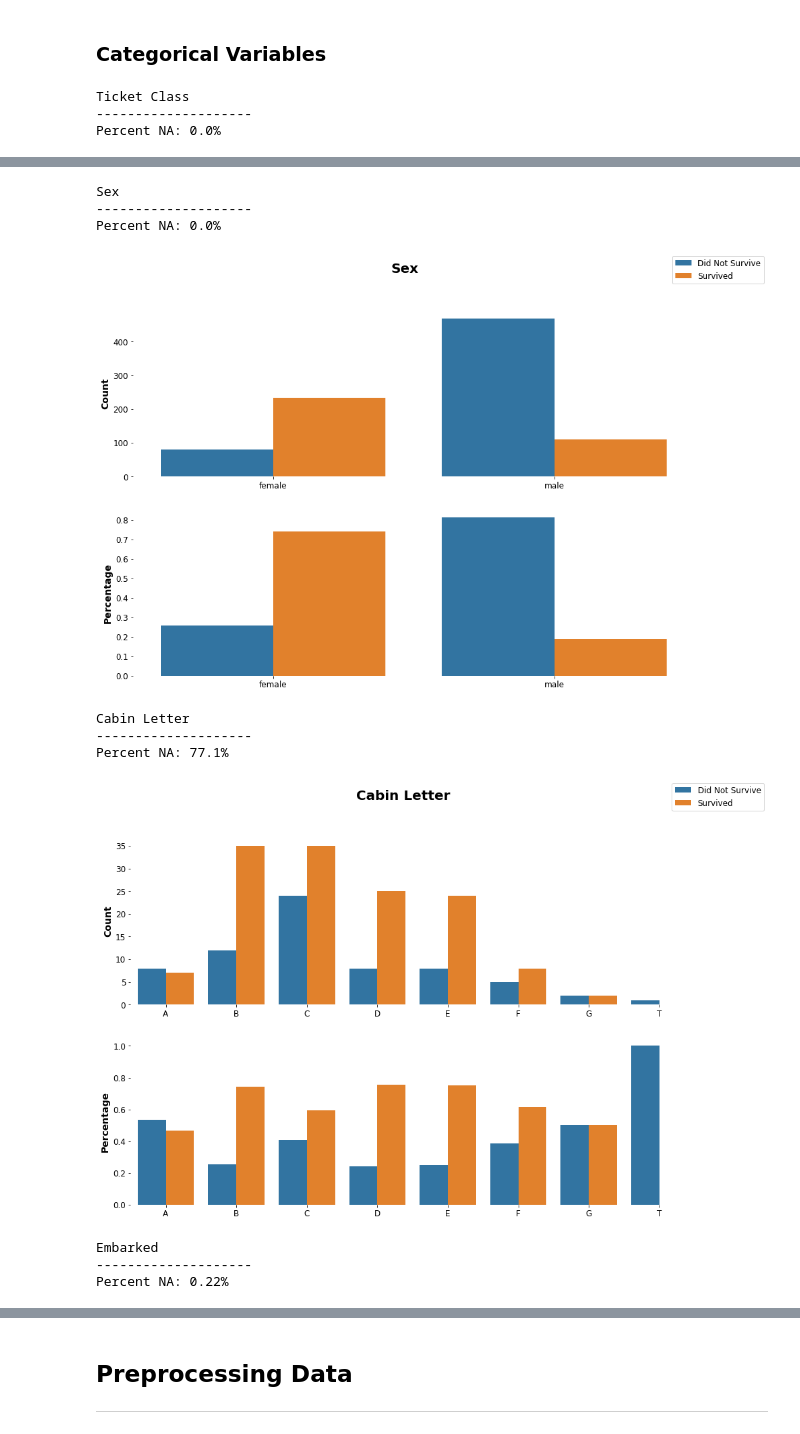
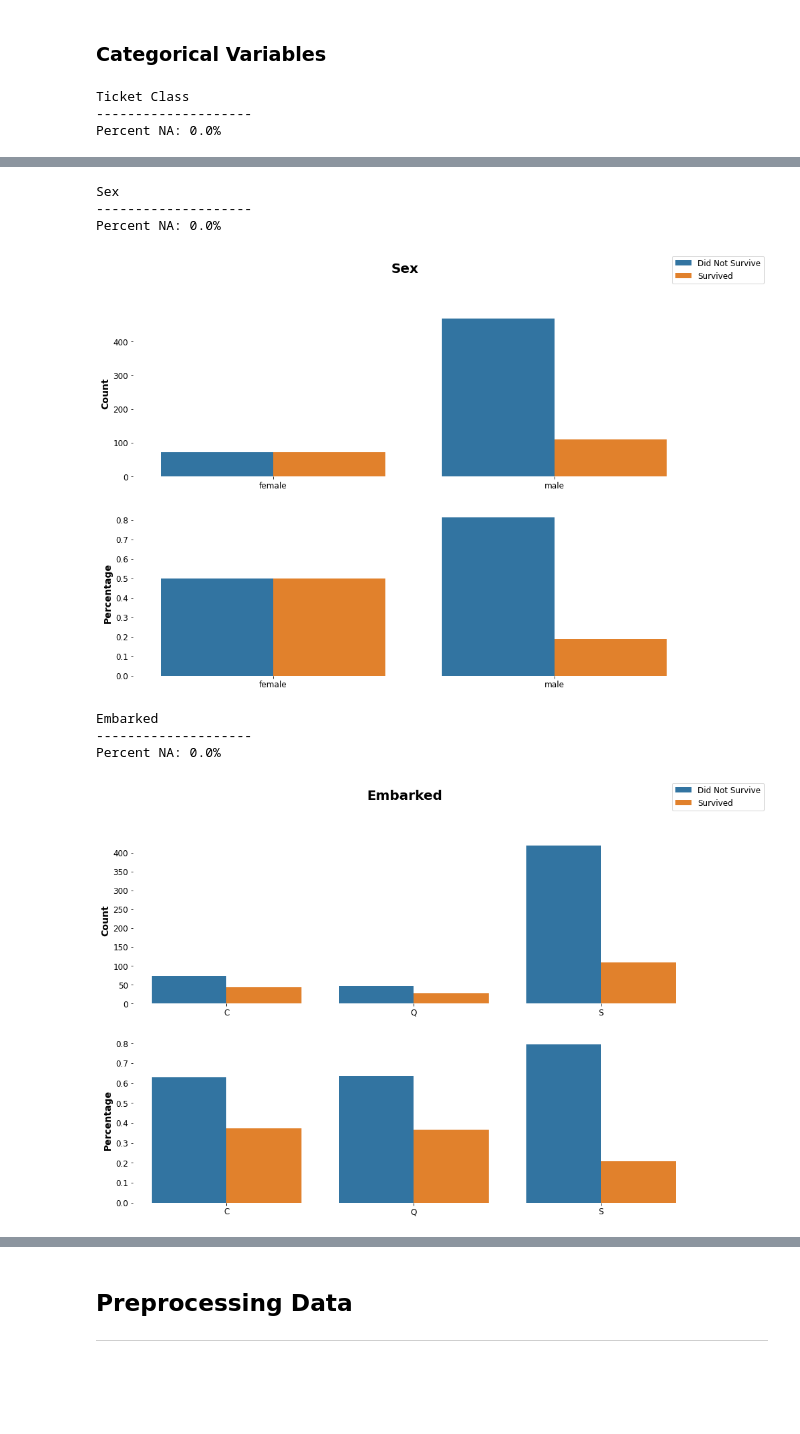
Before and after one commit to ClayGendron/resume_and_documents, a Jupyter notebook: projects/titanic_survival_classification/model/Titanic_Survival_Prediction_Model.ipynb, the cells around one changed output, grey strips where cells are left out. Cells and saved outputs as stored; diff of their text form; code cells hidden in the pictures; blank space fills up the shorter version.

Commit message:
Updated Model
Model now assumes all females in 1st and 2nd class survive and builds a model for the remaining passengers.

```diff
--- a/projects/titanic_survival_classification/model/Titanic_Survival_Prediction_Model.ipynb
+++ b/projects/titanic_survival_classification/model/Titanic_Survival_Prediction_Model.ipynb
@@ -31,7 +30,6 @@ warnings.filterwarnings("ignore")
 # load csv files
 train_df = pd.read_csv(here('projects/titanic_survival_classification/data/train.csv'))
 test_df = pd.read_csv(here('projects/titanic_survival_classification/data/test.csv'))
-test_labels = pd.read_csv(here('projects/titanic_survival_classification/data/test_labels.csv'))
 
 # change column names to be more descriptive and user friendly
 train_col_names = ['PassengerId', 'Survived', 'Ticket Class', 'Name', 'Sex',
@@ -43,3 +41,6 @@ test_df_col_names = ['PassengerId','Ticket Class', 'Name', 'Sex', 'Age',
                      'Siblings and Spouses', 'Parents and Children', 'Ticket', 'Fare', 'Cabin',
                      'Embarked']
 test_df.columns = test_df_col_names
+
+# combined data
+data_df = train_df.append(test_df).reset_index(drop = True)
@@ -104,3 +182,10 @@ test_df = test_df.merge(fare_frequency_df, how = 'left', on = ['Fare'])
+# %%
+# limiting data to populations that need to be predicted
+# females in 1st and 2nd class survived ~94% of the time in train data - will predict that all survive
+test_df_auto_predictions = test_df[(test_df['Sex'] == 'female') & ((test_df['Ticket Class'] == 1) | (test_df['Ticket Class'] == 2))]
+test_df_auto_predictions['Survived Prediction'] = [1] * len(test_df_auto_predictions)
+train_df = train_df[((train_df['Sex'] == 'female') & (train_df['Ticket Class'] == 3)) | (train_df['Sex'] == 'male')]
+test_df = test_df[((test_df['Sex'] == 'female') & (test_df['Ticket Class'] == 3)) | (test_df['Sex'] == 'male')]
 # %% [markdown]
 ## Exploratory Data Analysis
 ---
@@ -178,8 +265,8 @@ plt.show()
 # %% [markdown]
 ### Numerical Variables
 # %%
-num_cols = ['Age', 'Ticket Class', 'Ticket Frequency', 'Siblings and Spouses', 'Parents and Children', 'Fare', 'Fare Frequency', 'Missing Features']
-categorical_cols = ['Ticket Class', 'Sex', 'Cabin Letter', 'Embarked']
+num_cols = ['Age', 'Ticket Class', 'Ticket Frequency', 'Relatives', 'Fare', 'Fare Frequency', 'Surviving Family Members']
+categorical_cols = ['Ticket Class', 'Sex', 'Embarked']
 # %%
 survived_train_df = train_df[train_df['Survived'] == 1]
 died_train_df = train_df[train_df['Survived'] == 0]
@@ -325,8 +410,7 @@ Mean (Did Not Survive): 22.12
 # %%
 for col in categorical_cols:
     # creating dictionary for visualization x axis order
-
-    categorical_cols = ['Ticket Class', 'Sex', 'Cabin Letter', 'Embarked']
+    categorical_cols = ['Ticket Class', 'Sex',  'Embarked']
 
     label_dic = {
         'Ticket Class': [1, 2, 3],
@@ -335,19 +419,24 @@ for col in categorical_cols:
         'Embarked': ['C', 'Q', 'S']
     }
 
-    # printing out descriptive statistics
+    # descriptive statistics
     print(col)
     print('--------------------')
     print('Percent NA: ', round((train_df[col].isnull().sum() / len(train_df)) * 100, 2), '%', sep = '')
 
-    # initializing figure
+    # create dataframe for plots
+    counts_total = pd.DataFrame(train_df.groupby([col]).count()['PassengerId']).reset_index()
+    counts = pd.DataFrame(train_df.groupby([col,'Survived Description']).count()['PassengerId']).reset_index()
+    counts = pd.merge(counts, counts_total, on = col, suffixes = ['', '_Total'])
+    counts['Percentage_By_Column'] = counts['PassengerId'] / counts['PassengerId_Total']
+
+    # plot 1: bar plot counts
     plt.figure(figsize = (15, 10))
     plt.suptitle(col, size = 20, weight = 'bold')
 
-    # plot 1: bar plot with counts
     plt.subplot(2, 1, 1)
 
-    sns.countplot(x = train_df[col], hue = train_df['Survived Description'], order = label_dic[col])
+    sns.barplot(x = counts[col], y = counts['PassengerId'], hue = counts['Survived Description'], order = label_dic[col])
     plt.legend('', framealpha = 0)
     plt.box(False)
     plt.xlabel('')
@@ -356,14 +445,8 @@ for col in categorical_cols:
     plt.yticks(fontsize = 12)
     plt.figlegend(fontsize = 12)
 
-    # plot 2: bar plot with percentages
+    # plot 2: bar plot  percentages
     plt.subplot(2, 1, 2)
-
-    # calculating percentages by category
-    counts_total = pd.DataFrame(train_df.groupby([col]).count()['PassengerId']).reset_index()
-    counts = pd.DataFrame(train_df.groupby([col,'Survived Description']).count()['PassengerId']).reset_index()
-    counts = pd.merge(counts, counts_total, on = col, suffixes = ['', '_Total'])
-    counts['Percentage_By_Column'] = counts['PassengerId'] / counts['PassengerId_Total']
 
     sns.barplot(x = counts[col], y = counts['Percentage_By_Column'], hue = counts['Survived Description'], order = label_dic[col])
     plt.legend('', framealpha = 0)
@@ -382,11 +465,8 @@ Percent NA: 0.0%
 Sex
 --------------------
 Percent NA: 0.0%
-[figure, old version]
+[figure, new version]
-Cabin Letter
+Embarked
 --------------------
-Percent NA: 77.1%
+Percent NA: 0.0%
-[figure, old version]
+[figure, new version]
-Embarked
---------------------
-Percent NA: 0.22%
```
Also changed, not shown: parts of 39 cells of this notebook, 3 other files.
